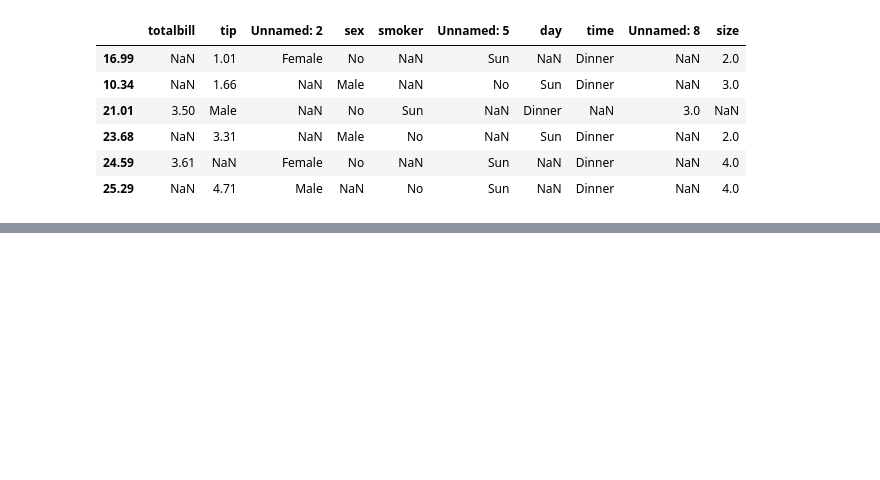
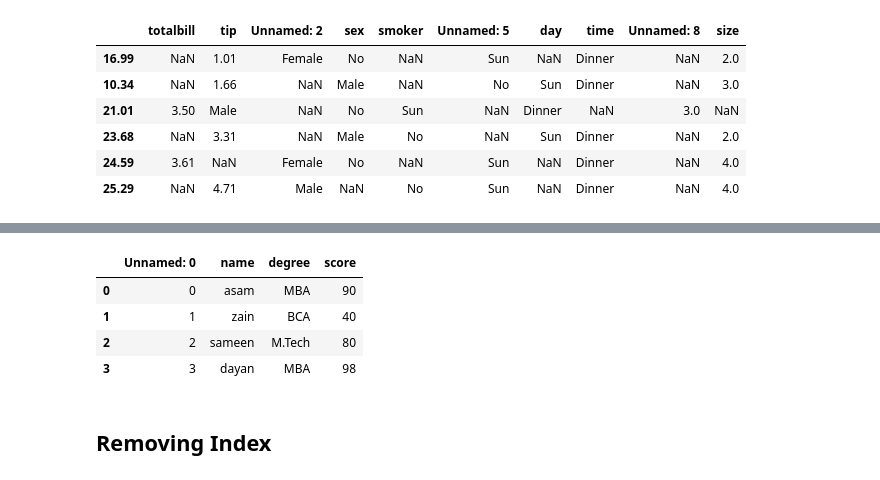
Before and after one commit to Artificial-Intelligence-Appo-Matrix/Python-Labs, a Jupyter notebook: Pandas_labs.ipynb, the cells around one changed output, grey strips where cells are left out. Saved outputs shown, nothing was run; the diff lists cells and outputs as text; code cells hidden in the pictures; blank space fills up the shorter version.

```diff
--- a/Pandas_labs.ipynb
+++ b/Pandas_labs.ipynb
@@ -1570,0 +1592,11 @@ df
+# %%
+df1= pd.read_csv('Datasets/CSVFILE.csv')
+df1
+# %% [output]
+|  | Unnamed: 0 | name | degree | score |
+| 0 | 0 | asam | MBA | 90 |
+| 1 | 1 | zain | BCA | 40 |
+| 2 | 2 | sameen | M.Tech | 80 |
+| 3 | 3 | dayan | MBA | 98 |
+# %% [markdown]
+## Removing Index
```
Also changed, not shown: parts of 39 cells of this notebook.
